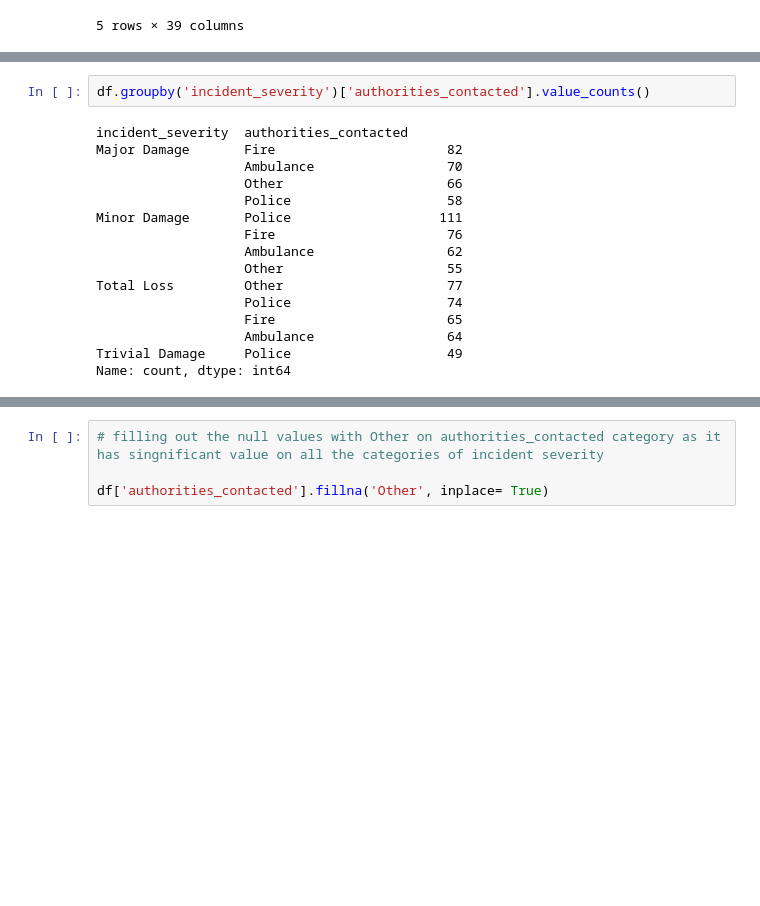
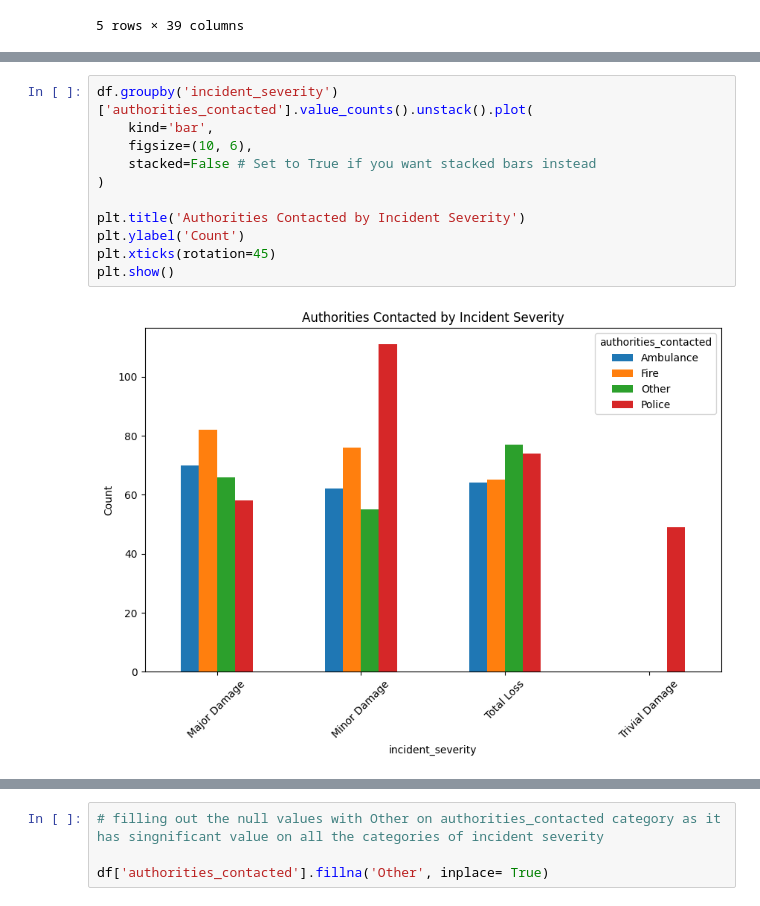
Before and after one commit to ritikrjk/insurance-fraud-prediction, a Jupyter notebook: notebooks/Insurance_Fraud_Prediction.ipynb, the cells around one changed output, grey strips where cells are left out. Drawn from its saved outputs; the diff is of its cells as text; blank space fills up the shorter version.

```diff
--- a/notebooks/Insurance_Fraud_Prediction.ipynb
+++ b/notebooks/Insurance_Fraud_Prediction.ipynb
@@ -239,18 +238,13 @@ Name: count, dtype: int64
 # %%
-df.groupby('incident_severity')['authorities_contacted'].value_counts()
+df.groupby('incident_severity')['authorities_contacted'].value_counts().unstack().plot(
+    kind='bar',
+    figsize=(10, 6),
+    stacked=False # Set to True if you want stacked bars instead
+)
+
+plt.title('Authorities Contacted by Incident Severity')
+plt.ylabel('Count')
+plt.xticks(rotation=45)
+plt.show()
 # %% [output]
-incident_severity  authorities_contacted
-Major Damage       Fire                      82
-                   Ambulance                 70
-                   Other                     66
-                   Police                    58
-Minor Damage       Police                   111
-                   Fire                      76
-                   Ambulance                 62
-                   Other                     55
-Total Loss         Other                     77
-                   Police                    74
-                   Fire                      65
-                   Ambulance                 64
-Trivial Damage     Police                    49
-Name: count, dtype: int64
+[figure, added]
```
Also changed, not shown: parts of 46 cells of this notebook.
